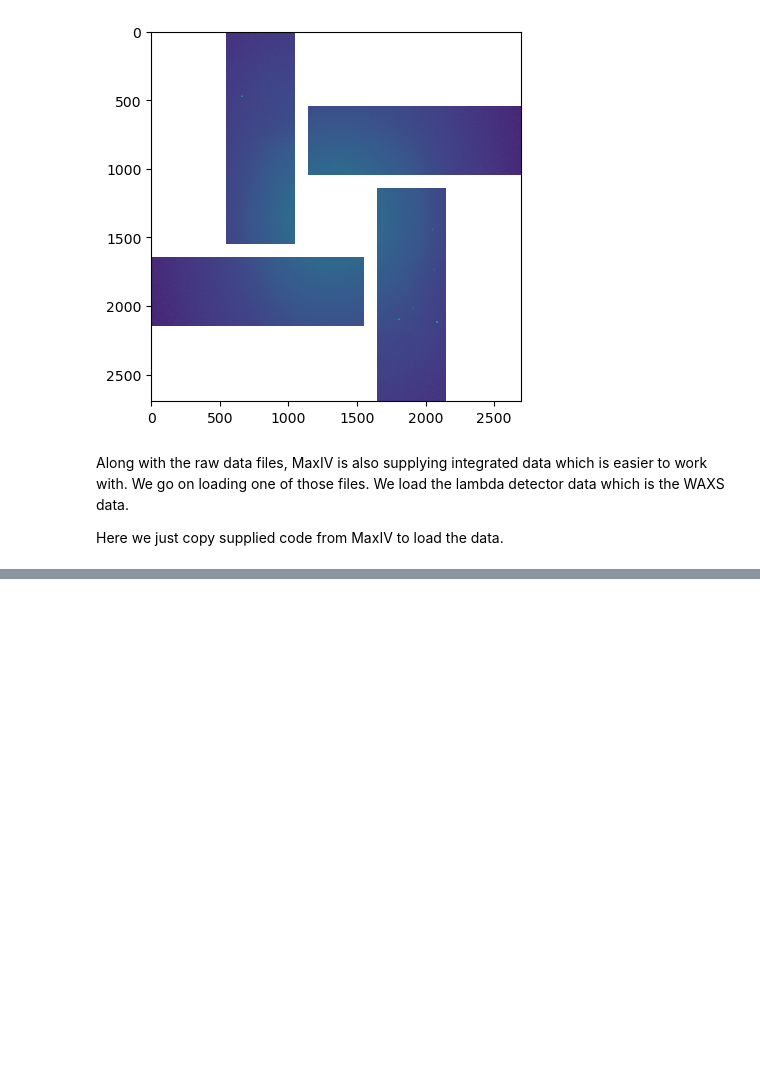
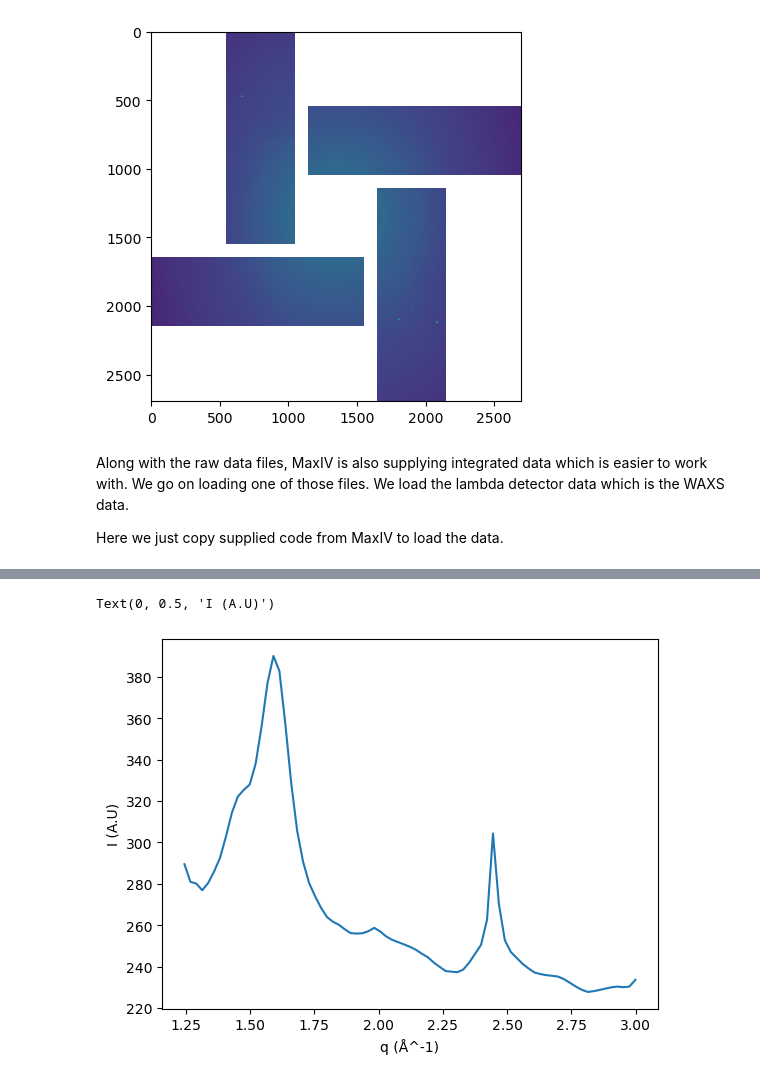
Before and after one commit to J-Holger/MVE386, a Jupyter notebook: chalmers/holger.ipynb, the cells around one changed output, grey strips where cells are left out. Saved outputs shown, nothing was run; the diff lists cells and outputs as text; code cells hidden in the pictures; blank space fills up the shorter version.

```diff
--- a/chalmers/holger.ipynb
+++ b/chalmers/holger.ipynb
@@ -164,0 +234,10 @@ data['I'][1::2,:,:,:] = data['I'][1::2,::-1,:,:]
+# %%
+N = f_hat_dft[np.log(np.abs(f_hat_dft)) > 4].size
+f_dft = np.fft.ifft(f_hat_dft, n = N)
+
+plt.plot(np.linspace(np.min(q), np.max(q), f_dft.size), np.abs(f_dft))
+plt.xlabel("q (Å^-1)")
+plt.ylabel("I (A.U)")
+# %% [output]
+Text(0, 0.5, 'I (A.U)')
+[figure, added]
```
Also changed, not shown: parts of 20 cells of this notebook.
